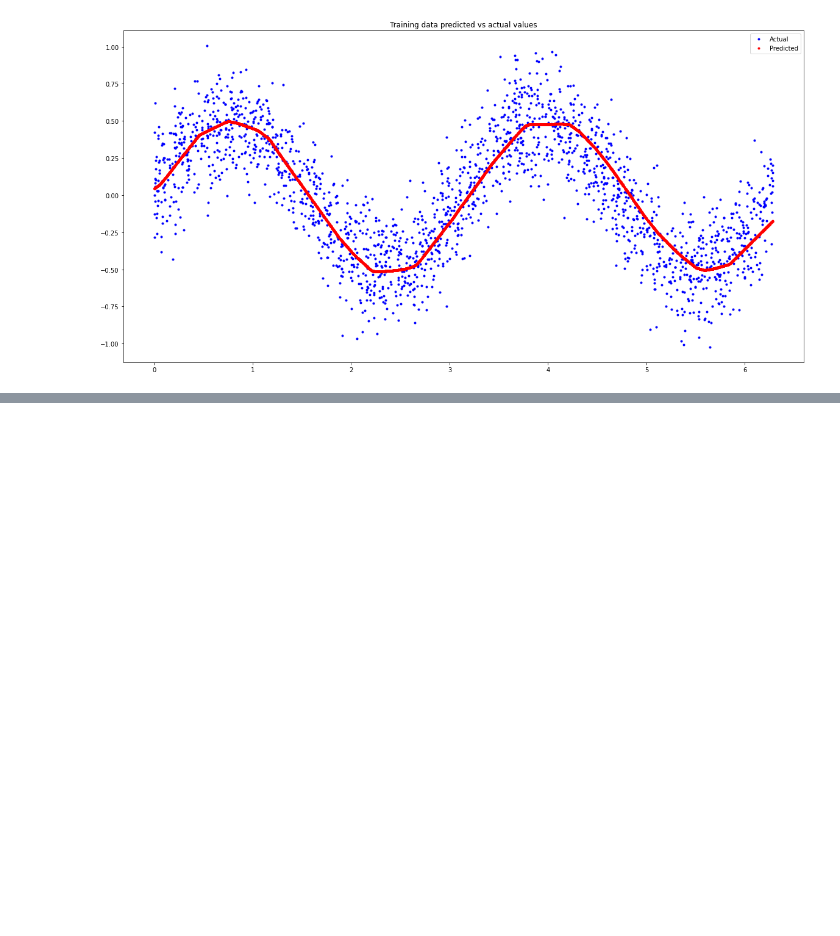
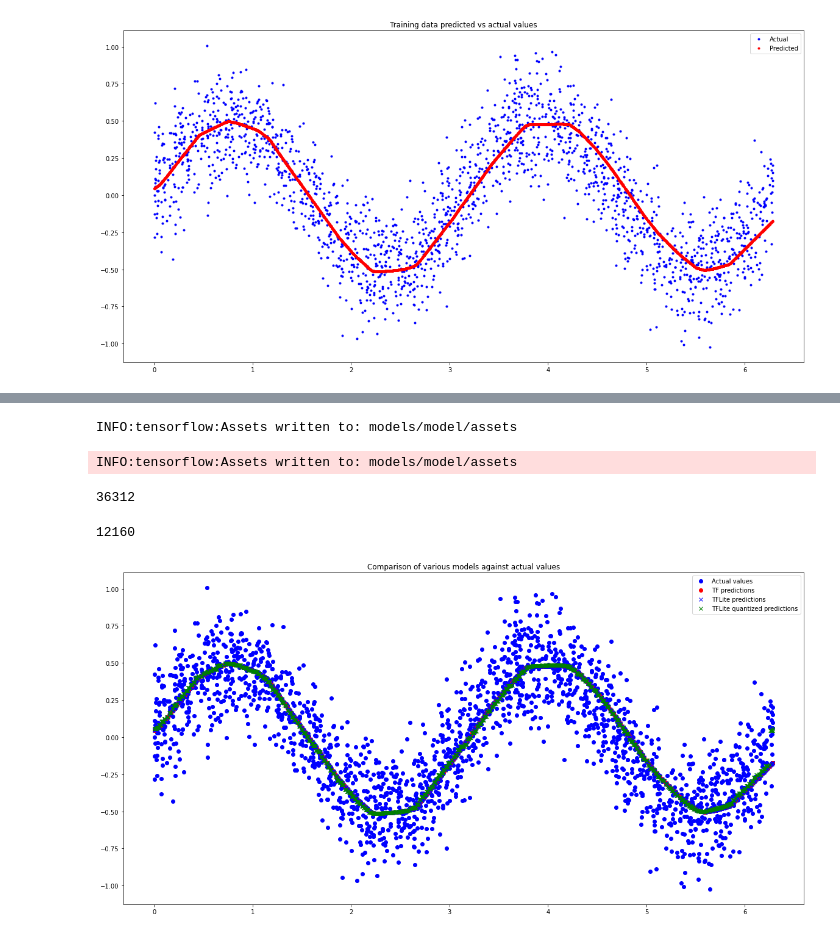
Before and after one commit to kodon0/TinyML, a Jupyter notebook: KOD_simple_model.ipynb, the cells around one changed output, grey strips where cells are left out. Cells and saved outputs as stored; diff of their text form; code cells hidden in the pictures; blank space fills up the shorter version.

```diff
--- a/KOD_simple_model.ipynb
+++ b/KOD_simple_model.ipynb
@@ -444,8 +428,26 @@ open(MODEL_NO_QUANT_TFLITE, "wb").write(model_no_quant_tflite)
+# %%
+
+# Save the model to disk
+model_3.save(MODEL_TF)
+# %% [output]
+INFO:tensorflow:Assets written to: models/model/assets
+INFO:tensorflow:Assets written to: models/model/assets
+# %%
+# Convert the model to the TensorFlow Lite format without quantization
+converter = tf.lite.TFLiteConverter.from_saved_model(MODEL_TF)
+model_no_quant_tflite = converter.convert()
+
+# Save the model to disk
+open(MODEL_NO_QUANT_TFLITE, "wb").write(model_no_quant_tflite)
+# %% [output]
+36312
 # %%
 # Convert the model to the TensorFlow Lite format with quantization
+
+# Need to add astype('float32'), otherwise the below wont work!
 def representative_dataset():
   for i in range(500):
-    yield([x_train[i].reshape(1, 1)])
+    yield([x_train[i].reshape(1, 1).astype('float32')])
 # Set the optimization flag.
 converter.optimizations = [tf.lite.Optimize.DEFAULT]
 # Enforce integer only quantization
@@ -458,3 +460,5 @@ model_tflite = converter.convert()
 
 # Save the model to disk
 open(MODEL_TFLITE, "wb").write(model_tflite)
+# %% [output]
+12160
@@ -460,0 +509,17 @@ open(MODEL_TFLITE, "wb").write(model_tflite)
+# %%
+# Calculate predictions
+y_test_pred_tf = model_3.predict(x_test)
+y_test_pred_no_quant_tflite = predict_tflite(model_no_quant_tflite, x_test)
+y_test_pred_tflite = predict_tflite(model_tflite, x_test)
+# %%
+# Compare predictions
+plt.figure(figsize=(20,10))
+plt.title('Comparison of various models against actual values')
+plt.plot(x_test, y_test, 'bo', label='Actual values')
+plt.plot(x_test, y_test_pred_tf, 'ro', label='TF predictions')
+plt.plot(x_test, y_test_pred_no_quant_tflite, 'bx', label='TFLite predictions')
+plt.plot(x_test, y_test_pred_tflite, 'gx', label='TFLite quantized predictions')
+plt.legend()
+plt.show()
+# %% [output]
+[figure, added]
```
Also changed, not shown: parts of 11 cells of this notebook.
